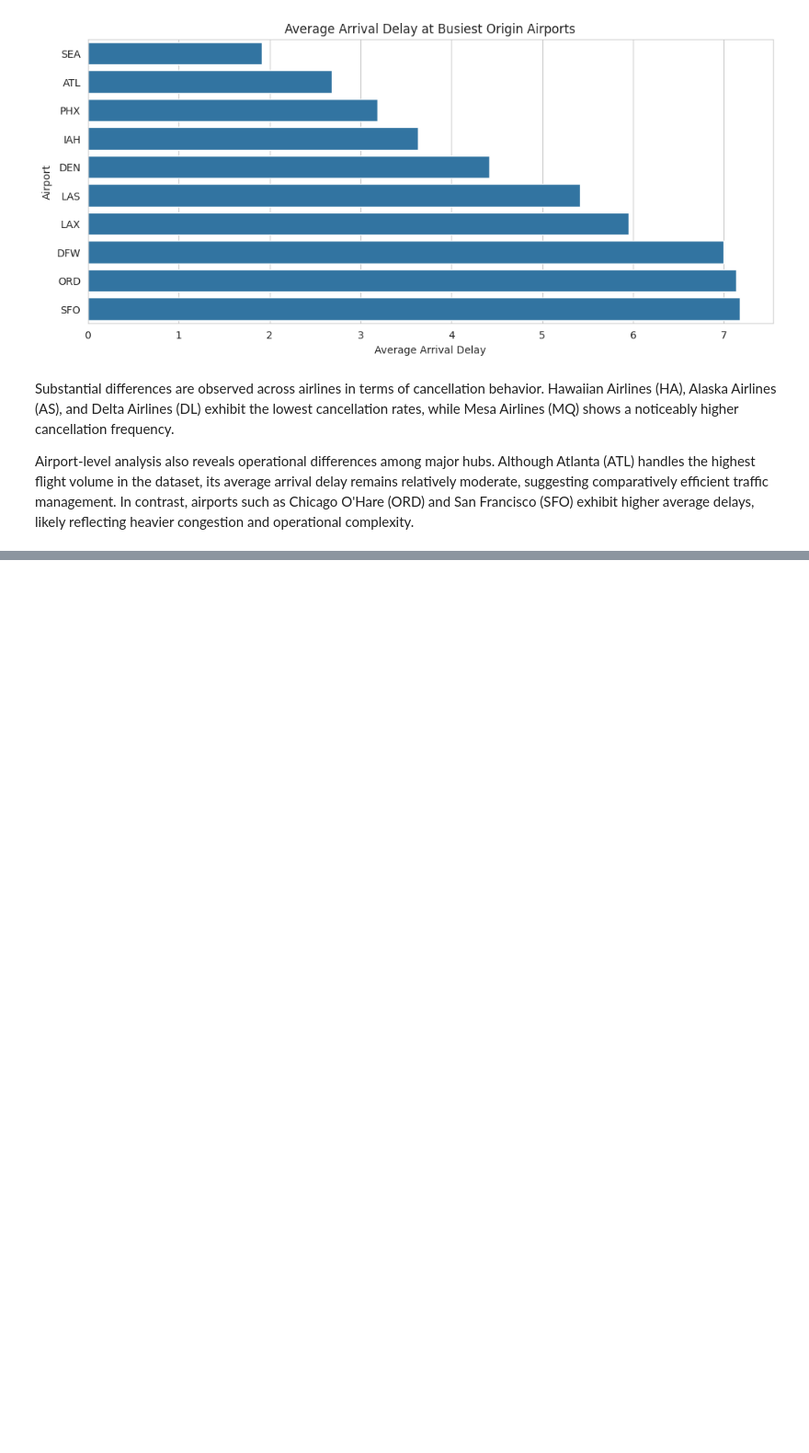
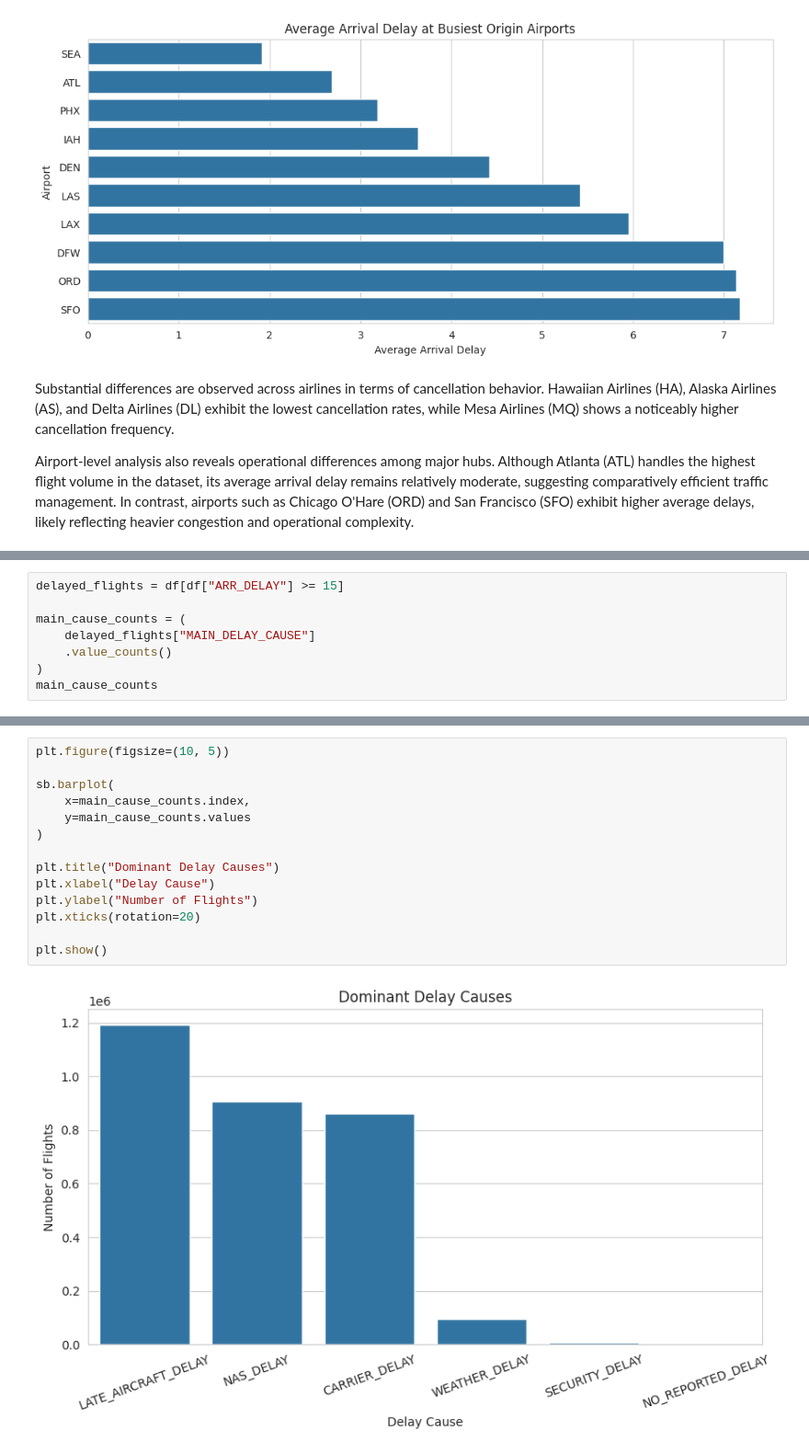
Before and after one commit to fermow/SBU-Data-Science-2026, a Jupyter notebook: Assignment_1/jupyter_notebooks/eda.ipynb, the cells around one changed output, grey strips where cells are left out. Shown at 92% size. Drawn from its saved outputs; the diff is of its cells as text; blank space fills up the shorter version.

Commit message:
eda: analyze delay causes-operational relationships

```diff
--- a/Assignment_1/jupyter_notebooks/eda.ipynb
+++ b/Assignment_1/jupyter_notebooks/eda.ipynb
@@ -1064,0 +1076,8 @@ Airport-level analysis also reveals operational differences among major hubs. Al
+# %%
+delayed_flights = df[df["ARR_DELAY"] >= 15]
+
+main_cause_counts = (
+    delayed_flights["MAIN_DELAY_CAUSE"]
+    .value_counts()
+)
+main_cause_counts
@@ -1064,0 +1093,16 @@ Airport-level analysis also reveals operational differences among major hubs. Al
+# %%
+plt.figure(figsize=(10, 5))
+
+sb.barplot(
+    x=main_cause_counts.index,
+    y=main_cause_counts.values
+)
+
+plt.title("Dominant Delay Causes")
+plt.xlabel("Delay Cause")
+plt.ylabel("Number of Flights")
+plt.xticks(rotation=20)
+
+plt.show()
+# %% [output]
+[figure, added]
```
Also changed, not shown: parts of 3 cells of this notebook.
